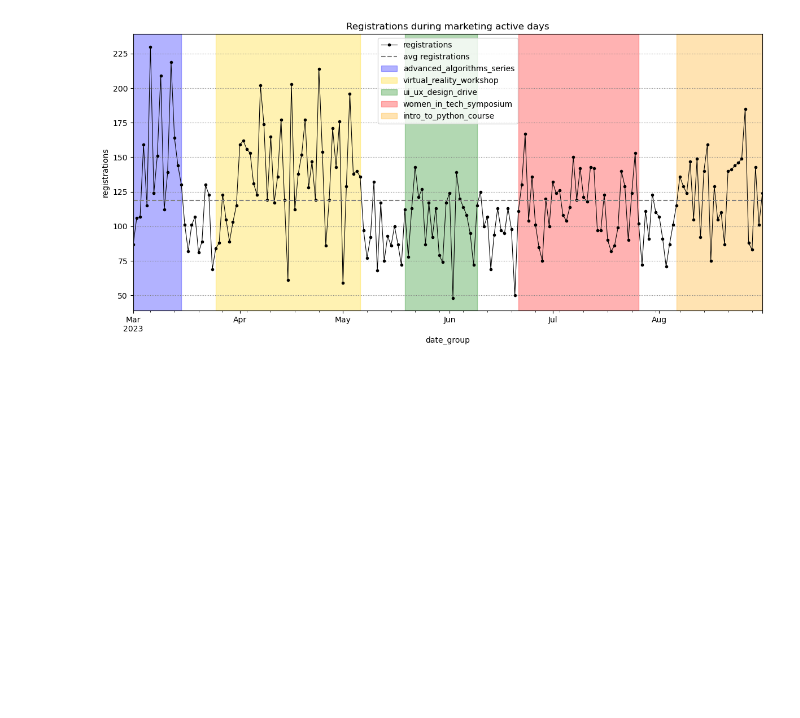
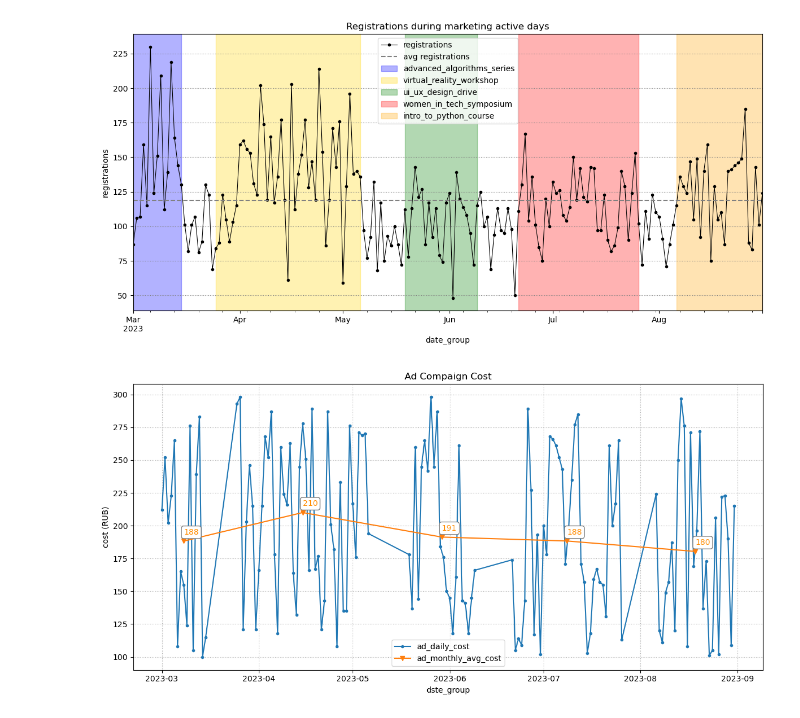
Before and after one commit to DAVolgas/data-analytics-project-100, a Jupyter notebook: charts_project.ipynb, the cells around one changed output. Drawn from its saved outputs; the diff is of its cells as text; code cells hidden in the pictures; blank space fills up the shorter version.

Commit message:
add  2nd version of  ad_cost chart

```diff
--- a/charts_project.ipynb
+++ b/charts_project.ipynb
@@ -341,3 +341,34 @@ plt.tight_layout()
 plt.savefig('./charts/registrations_during_campaigns.png')
 # %% [output]
 [figure]
+# %%
+# вторая версия графика стоимости рекламы
+
+ads_cost = ads.query('cost > 0').copy()
+ads_cost['date_group'] = pd.to_datetime(ads_cost['date_group'])
+ads_monthly_cost = (ads_cost
+                    .groupby('utm_campaign')
+                    .agg({'cost': 'mean', 'date_group': 'mean'})
+                    .reset_index()
+                    .sort_values(by='date_group')
+                   )
+
+plt.figure(figsize=(12, 6))
+
+plt.plot(ads_cost['date_group'], ads_cost['cost'], marker='o', markersize=3, label='ad_daily_cost')
+plt.plot(ads_monthly_cost['date_group'], ads_monthly_cost['cost'], marker='v', label='ad_monthly_avg_cost')
+
+for _, row in ads_monthly_cost.iterrows():
+    plt.text(row['date_group'], row['cost'] + 5, f"{int(row['cost'])}", color='darkorange',
+             bbox=dict(facecolor='white', edgecolor='grey', boxstyle='round,pad=0.3')
+            )
+
+plt.title('Ad Compaign Cost')
+plt.xlabel('dste_group')
+plt.ylabel('cost (RUB)')
+plt.grid(linestyle=':')
+plt.legend(loc='best')
+plt.tight_layout()
+plt.savefig('./charts/ad_cost2.png')
+# %% [output]
+[figure, added]
```
Also changed, not shown: 1 other file.
